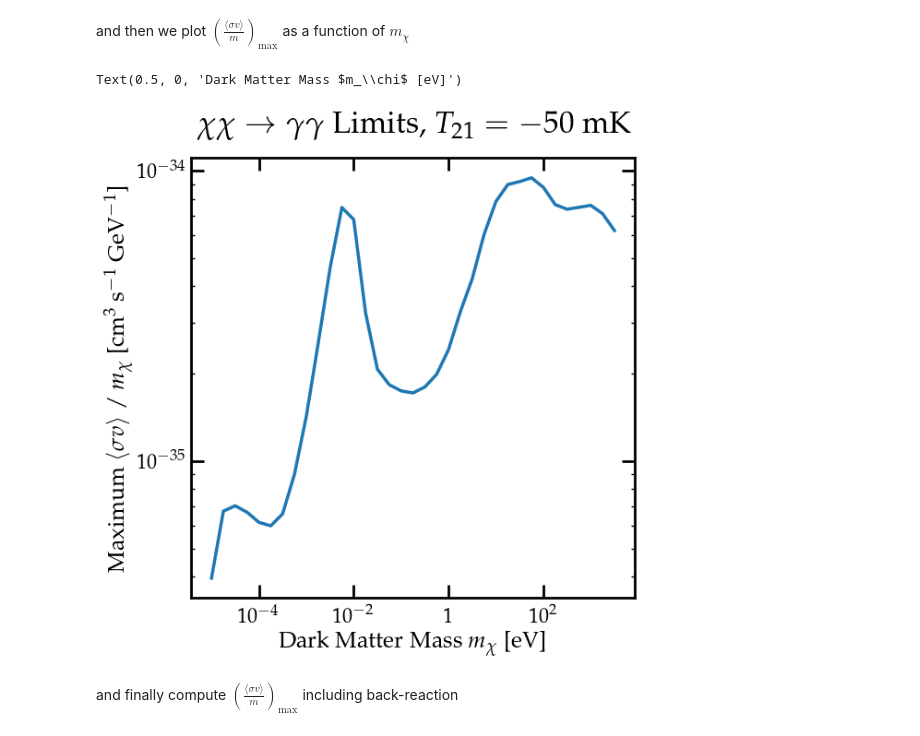
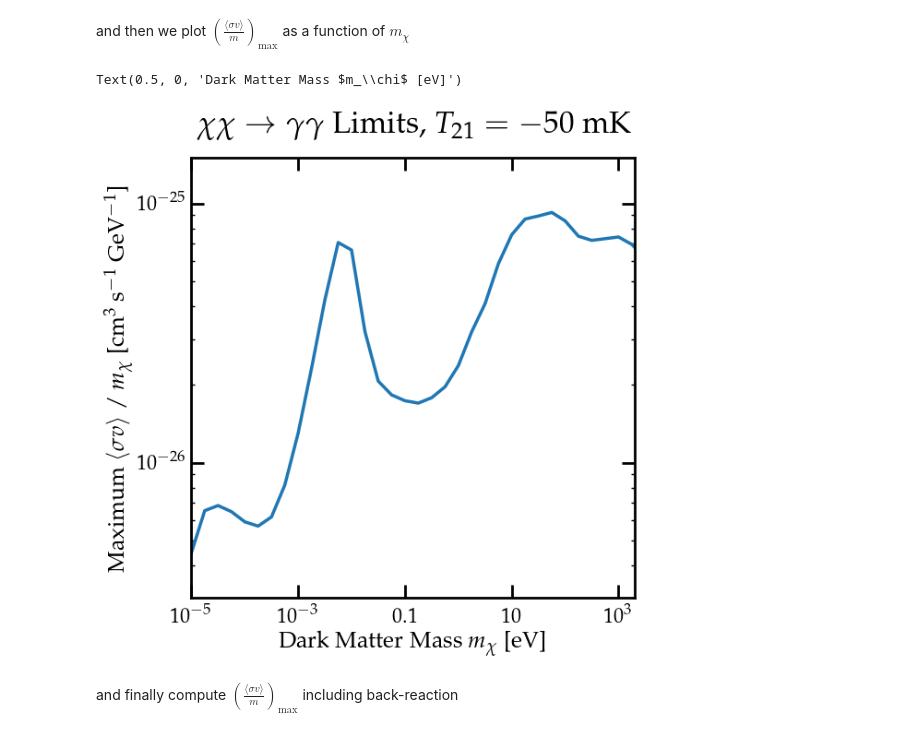
Before and after one commit to hongwanliu/DarkHistory, a Jupyter notebook: examples/Example_?_21cm_Sensitivity.ipynb, the cells around one changed output. Saved outputs shown, nothing was run; the diff lists cells and outputs as text; code cells hidden in the pictures.

Commit message:
Plotting 21cm plots with new fs

```diff
--- a/examples/Example_?_21cm_Sensitivity.ipynb
+++ b/examples/Example_?_21cm_Sensitivity.ipynb
@@ -121,6 +157,6 @@ Let's set up a 2D array, indexed by mass and lifetime, one without backreaction,
 # %%
-log10_m_chi_arr = np.arange(4.1, 12.76, 0.25)
-log10_tau_arr   = np.arange(23., 27.25, 0.25)
+# log10_m_chi_arr = np.arange(4.1, 12.76, 0.25)
+# log10_tau_arr   = np.arange(23., 27.25, 0.25)
 
 Tm_dec_no_br = np.zeros((log10_m_chi_arr.size, log10_tau_arr.size))
 Tm_dec_br = np.zeros_like(Tm_dec_no_br)
@@ -130,6 +166,7 @@ Let's start the scan! To do the scan quickly, we'll first run the case with no b
 %autoreload
 print('###### Target Temperature: {:03.1f} K'.format(Tm_max), ' ######')
 
+pri='phot'
 for i, log10mDM in enumerate(tqdm(log10_m_chi_arr)):
 
     print('****** log10(mDM): ', log10mDM, ' ******')
@@ -147,7 +184,7 @@ for i, log10mDM in enumerate(tqdm(log10_m_chi_arr)):
 #         print('****************************')
         tau = 10**log10_tau_arr[j]
 
-        Tm_dec_no_br[i,j] = get_T_decay(mDM, tau, br=False, pri='phot')
+        Tm_dec_no_br[i,j] = get_T_decay(mDM, tau, br=False, pri=pri)
         print('lifetime: {:03.1e}'.format(tau), ' T(z = 17) w/o backreaction: {:03.1f} K'.format(Tm_dec_no_br[i,j]))
 
         if Tm_dec_no_br[i,j] <= Tm_max:
@@ -371,8 +408,8 @@ def get_T_swave(mDM, sigmav, br, pri):
 # %% [markdown]
 Now initialize the data! We use $\langle \sigma v \rangle / m_\chi$ as the range to scan over, since this quantity determines the energy injection rate.
 # %%
-log10_m_chi_arr = np.arange(4, 12.75, 0.25)
-log10_sigmav_over_m_arr   = np.arange(-37, -20, 0.25)
+# log10_m_chi_arr = np.arange(4, 12.75, 0.25)
+# log10_sigmav_over_m_arr   = np.arange(-37, -20, 0.25)
 
 Tm_ann_no_br = np.zeros((log10_m_chi_arr.size, log10_sigmav_over_m_arr.size))
 # %% [markdown]
@@ -389,7 +426,7 @@ for i, log10mDM in enumerate(tqdm(log10_m_chi_arr)):
     below_target = False
     above_target = False
     if i == 0:
-        j = 4
+        j = 0
 
     while (
         not below_target or not above_target
@@ -480,16 +518,18 @@ and then we plot $\left(\frac{\langle \sigma v \rangle}{m}\right)_\text{max}$ as
 # %%
 plt.figure()
 
 plt.loglog()
 
-plt.plot(10**log10_m_chi_arr/10**9, 10**(max_xsec_no_br))
+plt.plot(10**log10_m_chi_arr/10**9, 10**(max_xsec_no_br)*10**9)
+
+plt.axis([1e-5,2e3,3e-27,1.5e-25])
 
 plt.title(r'$\chi\chi \to \gamma \gamma$ Limits, $T_{21} = -50$ mK')
 plt.ylabel(r'Maximum $\langle \sigma v \rangle$ / $m_\chi$ [cm$^3$ s$^{-1}$ GeV$^{-1}$]')
 plt.xlabel(r'Dark Matter Mass $m_\chi$ [eV]')
 # %% [output]
 Text(0.5, 0, 'Dark Matter Mass $m_\\chi$ [eV]')
-[figure, old version]
+[figure, new version]
 # %% [markdown]
 and finally compute $\left(\frac{\langle \sigma v \rangle}{m}\right)_\text{max}$ including back-reaction
 # %%
```
Also changed, not shown: parts of 11 cells of this notebook.
